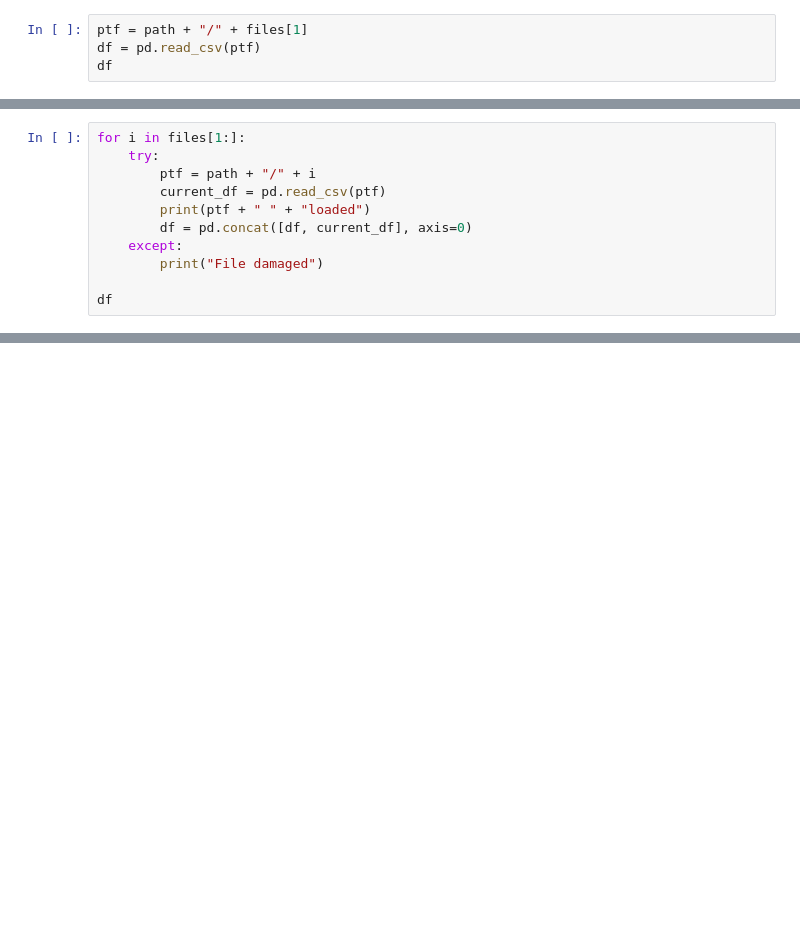
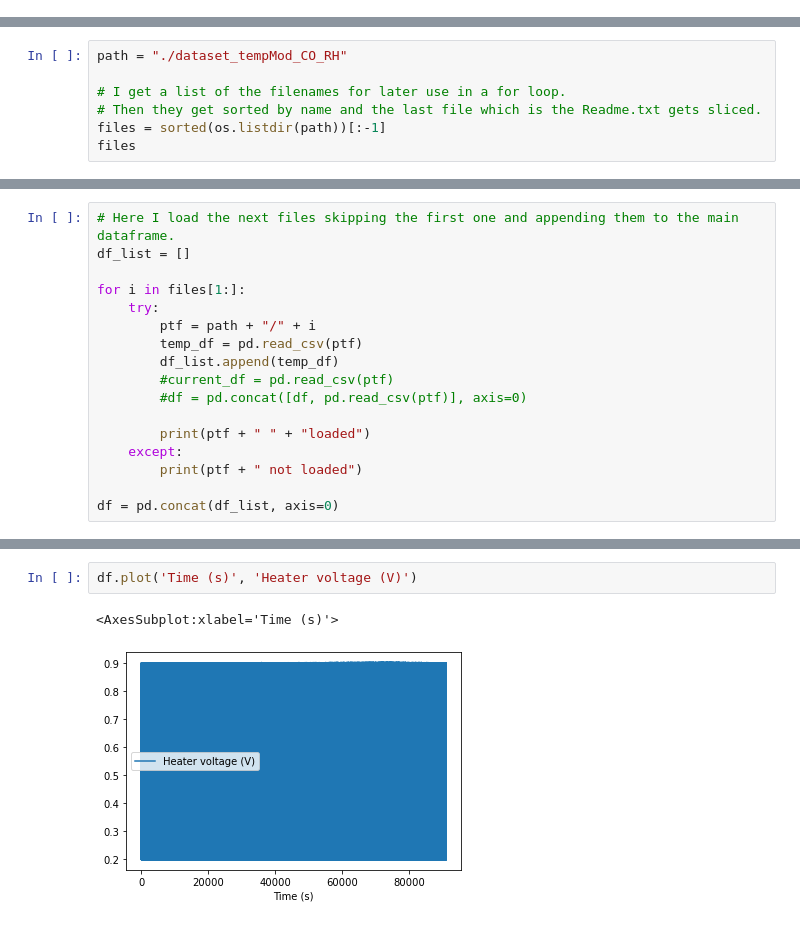
Before and after one commit to alberflor/monoxide-eda, a Jupyter notebook: Monoxide-EDA.ipynb, the cells around one changed output, grey strips where cells are left out. Saved outputs shown, nothing was run; the diff lists cells and outputs as text; blank space fills up the shorter version.

```diff
--- a/Monoxide-EDA.ipynb
+++ b/Monoxide-EDA.ipynb
@@ -8,4 +6,0 @@ files = os.listdir(path)[:-1]
-# %%
-ptf = path + "/" + files[1]
-df = pd.read_csv(ptf)
-df
@@ -26,11 +6,0 @@ df
-# %%
-for i in files[1:]:
-    try:
-        ptf = path + "/" + i
-        current_df = pd.read_csv(ptf)
-        print(ptf + " " + "loaded")
-        df = pd.concat([df, current_df], axis=0)
-    except:
-        print("File damaged")
-
-df
@@ -70,0 +9,7 @@ The last 20 columns represent empty data
+# %%
+path = "./dataset_tempMod_CO_RH"
+
+# I get a list of the filenames for later use in a for loop.
+# Then they get sorted by name and the last file which is the Readme.txt gets sliced.
+files = sorted(os.listdir(path))[:-1]
+files
@@ -70,0 +30,17 @@ The last 20 columns represent empty data
+# %%
+# Here I load the next files skipping the first one and appending them to the main dataframe.
+df_list = []
+
+for i in files[1:]:
+    try:
+        ptf = path + "/" + i
+        temp_df = pd.read_csv(ptf)
+        df_list.append(temp_df)
+        #current_df = pd.read_csv(ptf)
+        #df = pd.concat([df, pd.read_csv(ptf)], axis=0)
+
+        print(ptf + " " + "loaded")
+    except:
+        print(ptf + " not loaded")
+
+df = pd.concat(df_list, axis=0)
@@ -70,0 +80,5 @@ The last 20 columns represent empty data
+# %%
+df.plot('Time (s)', 'Heater voltage (V)')
+# %% [output]
+<AxesSubplot:xlabel='Time (s)'>
+[figure, added]
```
Also changed, not shown: parts of 28 cells of this notebook, 1 other file.
